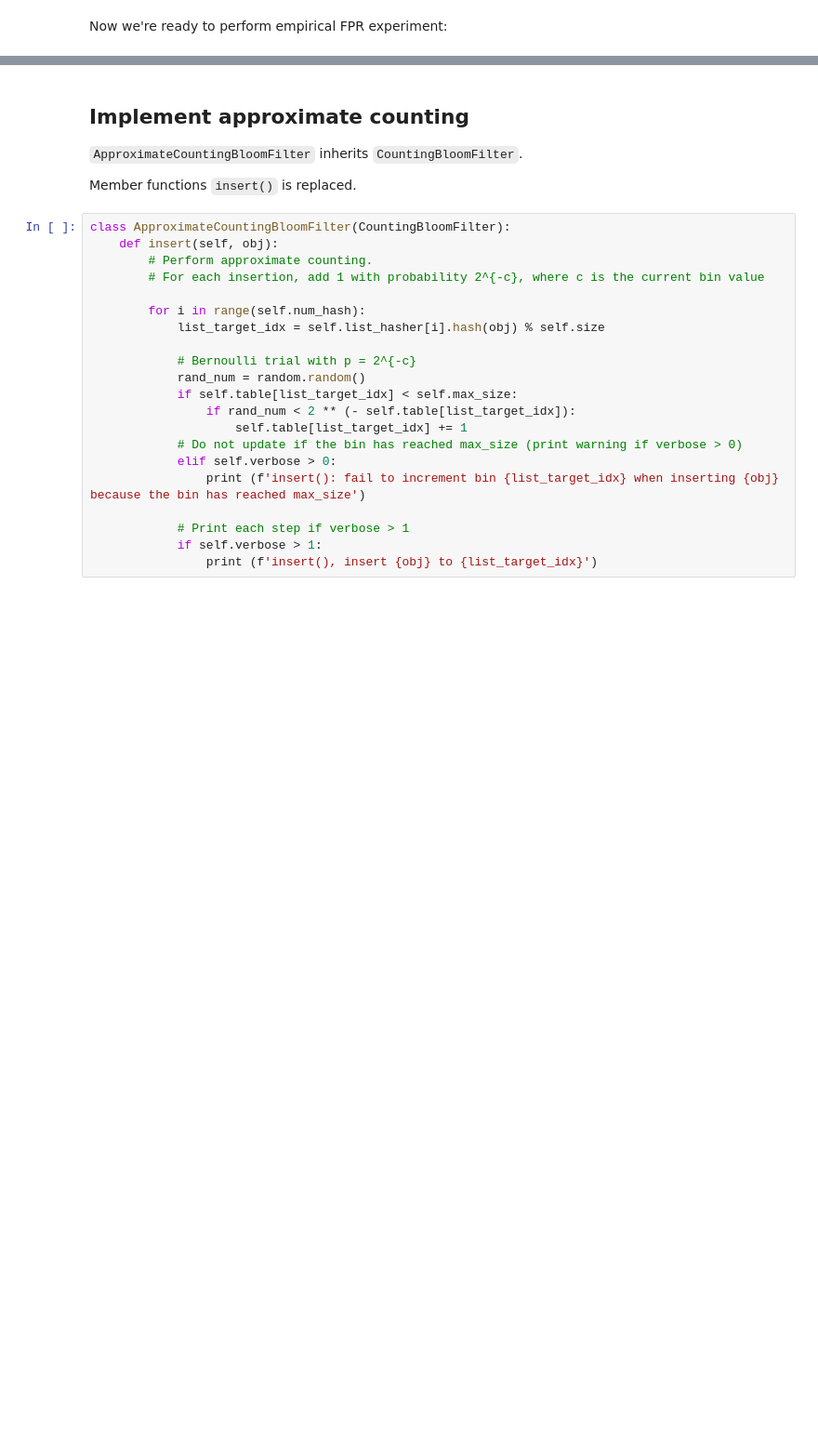
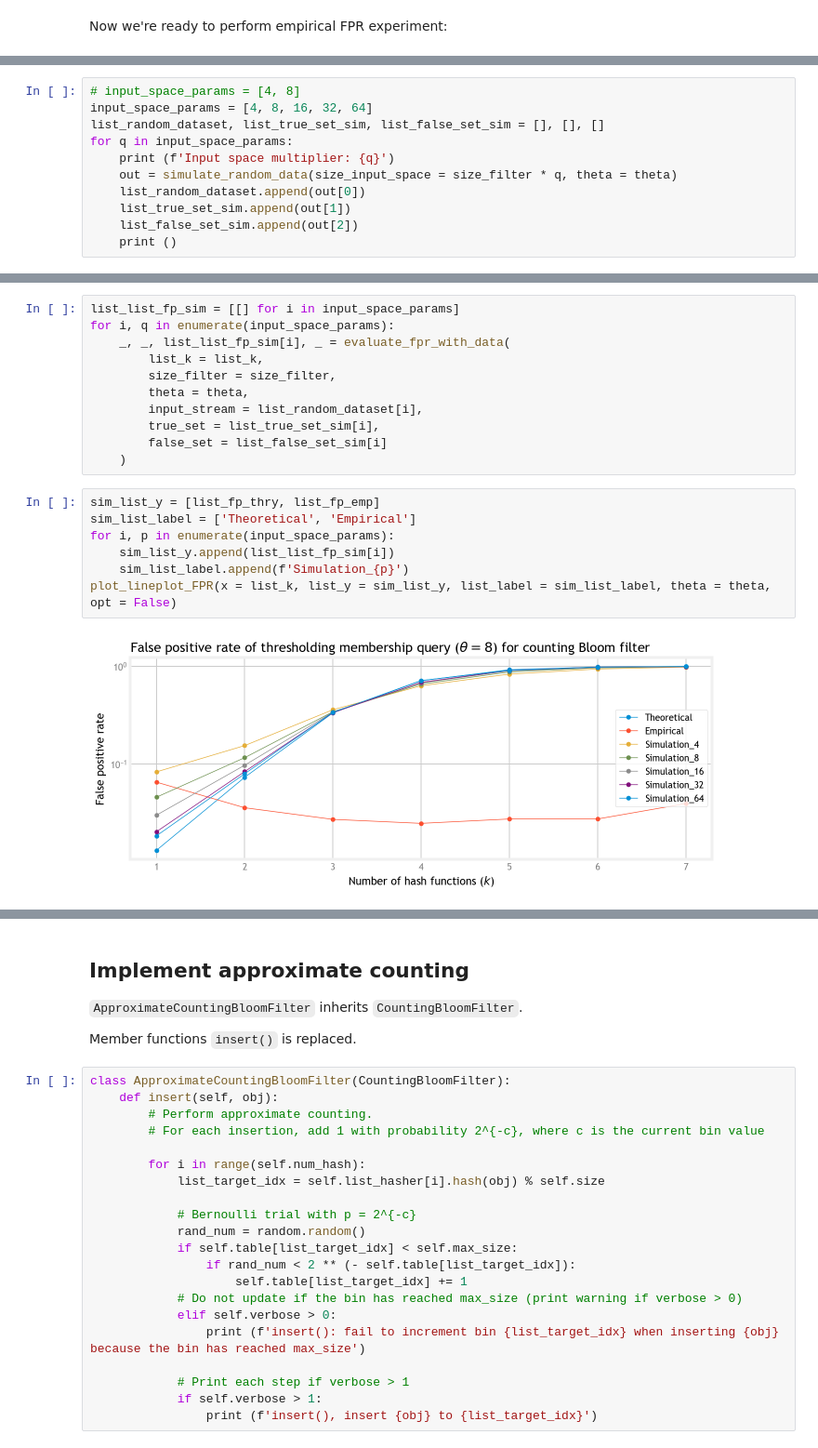
Before and after one commit to milkschen/approx_counting_bloom_filter, a Jupyter notebook: approx_cbf.ipynb, the cells around one changed output, grey strips where cells are left out. Shown: that part at 93% size. Saved outputs shown, nothing was run; the diff lists cells and outputs as text; blank space fills up the shorter version.

```diff
--- a/approx_cbf.ipynb
+++ b/approx_cbf.ipynb
@@ -500,0 +514,11 @@ Let's plot theoretical, empirical and simulattion results together:
+# %%
+# input_space_params = [4, 8]
+input_space_params = [4, 8, 16, 32, 64]
+list_random_dataset, list_true_set_sim, list_false_set_sim = [], [], []
+for q in input_space_params:
+    print (f'Input space multiplier: {q}')
+    out = simulate_random_data(size_input_space = size_filter * q, theta = theta)
+    list_random_dataset.append(out[0])
+    list_true_set_sim.append(out[1])
+    list_false_set_sim.append(out[2])
+    print ()
@@ -500,0 +548,20 @@ Let's plot theoretical, empirical and simulattion results together:
+# %%
+list_list_fp_sim = [[] for i in input_space_params]
+for i, q in enumerate(input_space_params):
+    _, _, list_list_fp_sim[i], _ = evaluate_fpr_with_data(
+        list_k = list_k,
+        size_filter = size_filter,
+        theta = theta,
+        input_stream = list_random_dataset[i],
+        true_set = list_true_set_sim[i],
+        false_set = list_false_set_sim[i]
+    )
+# %%
+sim_list_y = [list_fp_thry, list_fp_emp]
+sim_list_label = ['Theoretical', 'Empirical']
+for i, p in enumerate(input_space_params):
+    sim_list_y.append(list_list_fp_sim[i])
+    sim_list_label.append(f'Simulation_{p}')
+plot_lineplot_FPR(x = list_k, list_y = sim_list_y, list_label = sim_list_label, theta = theta, opt = False)
+# %% [output]
+[figure, added]
```
Also changed, not shown: parts of 25 cells of this notebook.
